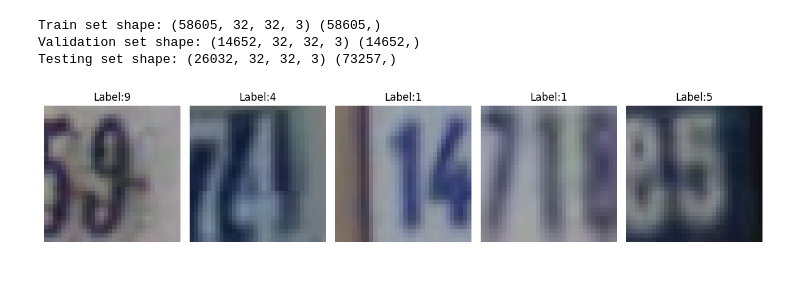
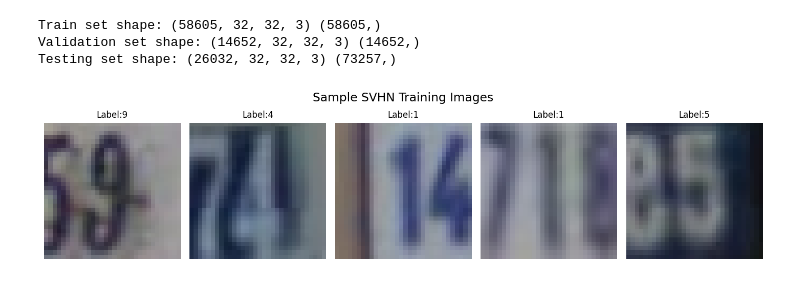
Before and after one commit to MikeShier/BIG-DATA-CW2, a Jupyter notebook: CW2.ipynb, the cells around one changed output. Saved outputs shown, nothing was run; the diff lists cells and outputs as text; code cells hidden in the pictures.

```diff
--- a/CW2.ipynb
+++ b/CW2.ipynb
@@ -85,12 +85,16 @@ Validation set shape: (14652, 32, 32, 3) (14652,)
 Testing set shape: (26032, 32, 32, 3) (73257,)
 # %%
 # Visulising some samples
-fig, axes = plt.subplots(1, 5, figsize=(12, 3))
+plt.figure(figsize=(12,3), dpi= 120)
+
 for i in range(5):
-    axes[i].imshow(X_train_split[i])
-    axes[i].set_title(f"Label:{y_train_split[i]}")
-    axes[i].axis('off')
+    plt.subplot(1, 5, i + 1)
+    plt.imshow(X_train_split[i], interpolation='nearest')
+    plt.title(f"Label:{y_train_split[i]}", fontsize = 10)
+    plt.axis('off')
+
+plt.suptitle("Sample SVHN Training Images", fontsize = 14)
 plt.tight_layout()
 plt.show()
 # %% [output]
-[figure, old version]
+[figure, new version]
```
Also changed, not shown: parts of 1 cell of this notebook.
